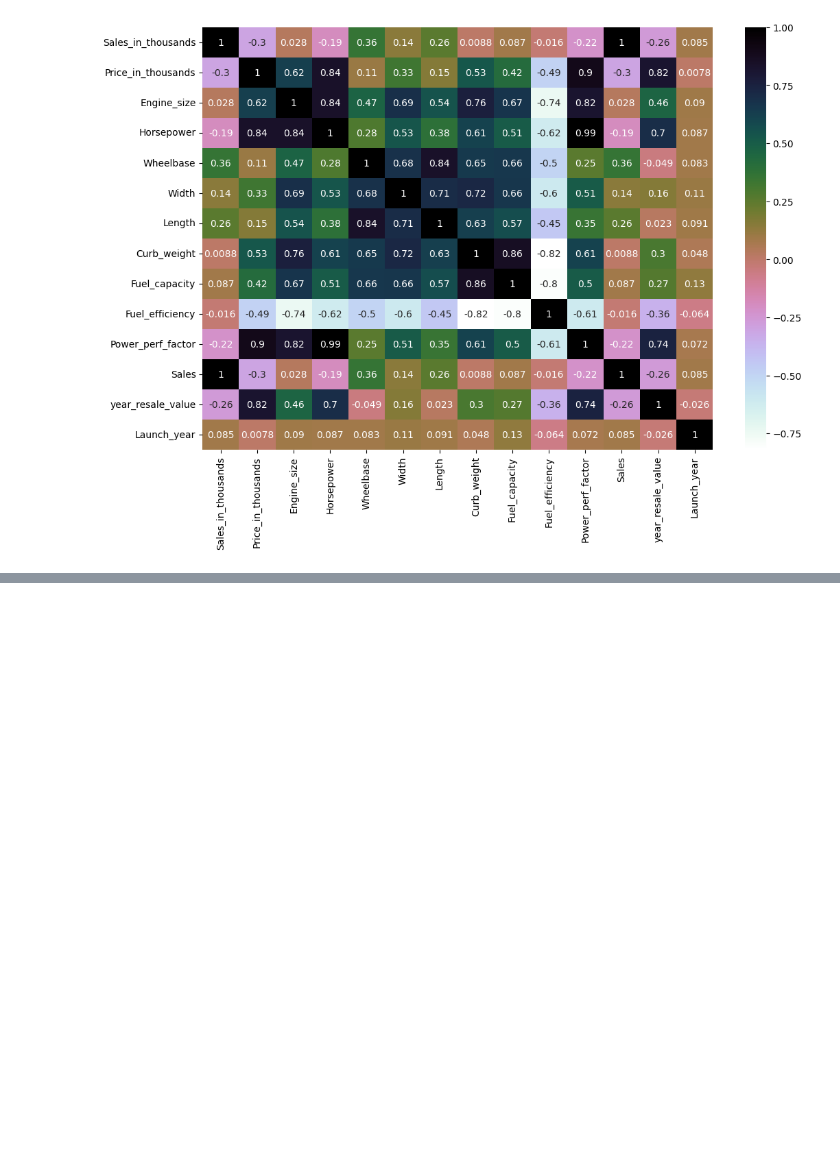
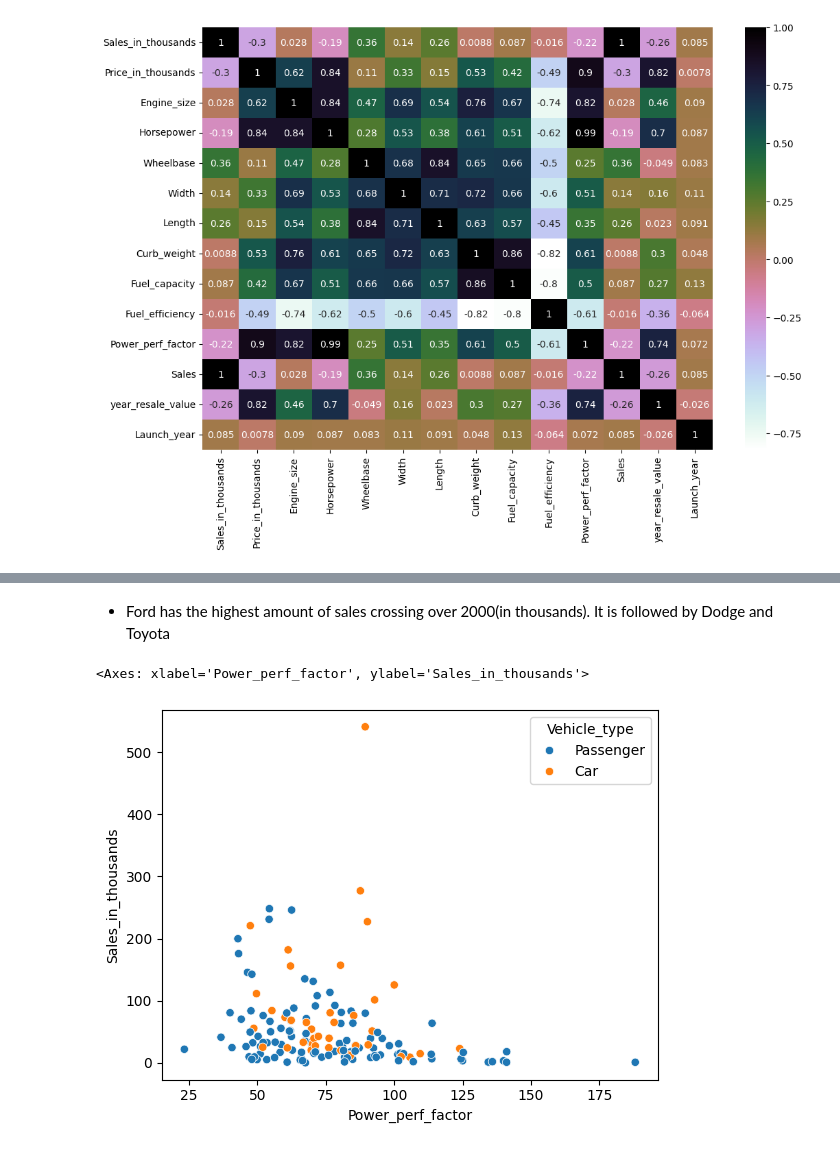
Before and after one commit to nithinbadicodes/10-Python-projects, a Jupyter notebook: car_sales_analysis.ipynb, the cells around one changed output, grey strips where cells are left out. Cells and saved outputs as stored; diff of their text form; code cells hidden in the pictures; blank space fills up the shorter version.

```diff
--- a/car_sales_analysis.ipynb
+++ b/car_sales_analysis.ipynb
@@ -198,0 +261,11 @@ sns.heatmap(df.loc[:,[col for col in df.columns if df[col].dtype != 'object']].c
+# %% [markdown]
+
+
+*   Ford has the highest amount of sales crossing over 2000(in thousands). It is followed by Dodge and Toyota
+# %%
+# Vehicle performance factor
+sns.scatterplot(data=df, x='Power_perf_factor', y='Sales_in_thousands',
+                hue='Vehicle_type')
+# %% [output]
+<Axes: xlabel='Power_perf_factor', ylabel='Sales_in_thousands'>
+[figure, added]
```
Also changed, not shown: parts of 11 cells of this notebook.
